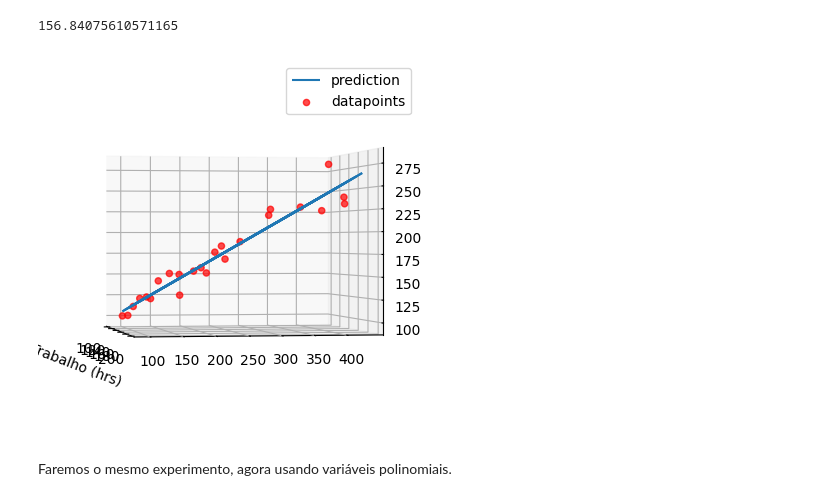
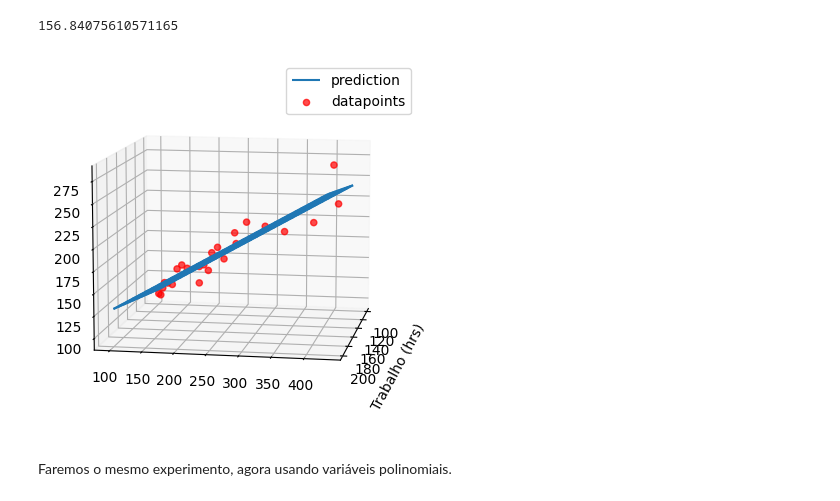
Before and after one commit to leandrocl2005/Curso-basico-de-Python-para-cientistas-de-dados, a Jupyter notebook: aulas/cd_aula_16.ipynb, the cells around one changed output. Saved outputs shown, nothing was run; the diff lists cells and outputs as text; code cells hidden in the pictures.

```diff
--- a/aulas/cd_aula_16.ipynb
+++ b/aulas/cd_aula_16.ipynb
@@ -613,20 +671,20 @@ Z += Y * model.coef_[1]
 # %%
 # Visualizando os resultados
 fig = plt.figure()
 ax = fig.add_subplot(projection='3d')
 
 # plot the fitted curve
 ax.plot_wireframe(X, Y, Z, label = 'prediction')
 
 # plot the target values
 ax.scatter(df['L'], df['K'], df['P'], c = 'r', label = 'datapoints', alpha = 0.7)
 ax.set_xlabel("Trabalho (hrs)")
 
-ax.view_init(0, -10)
+ax.view_init(10, 10)
 plt.legend()
 plt.show()
 # %% [output]
-[figure, old version]
+[figure, new version]
 # %% [markdown]
 Faremos o mesmo experimento, agora usando variáveis polinomiais.
 # %%
```
Also changed, not shown: parts of 26 cells of this notebook.
